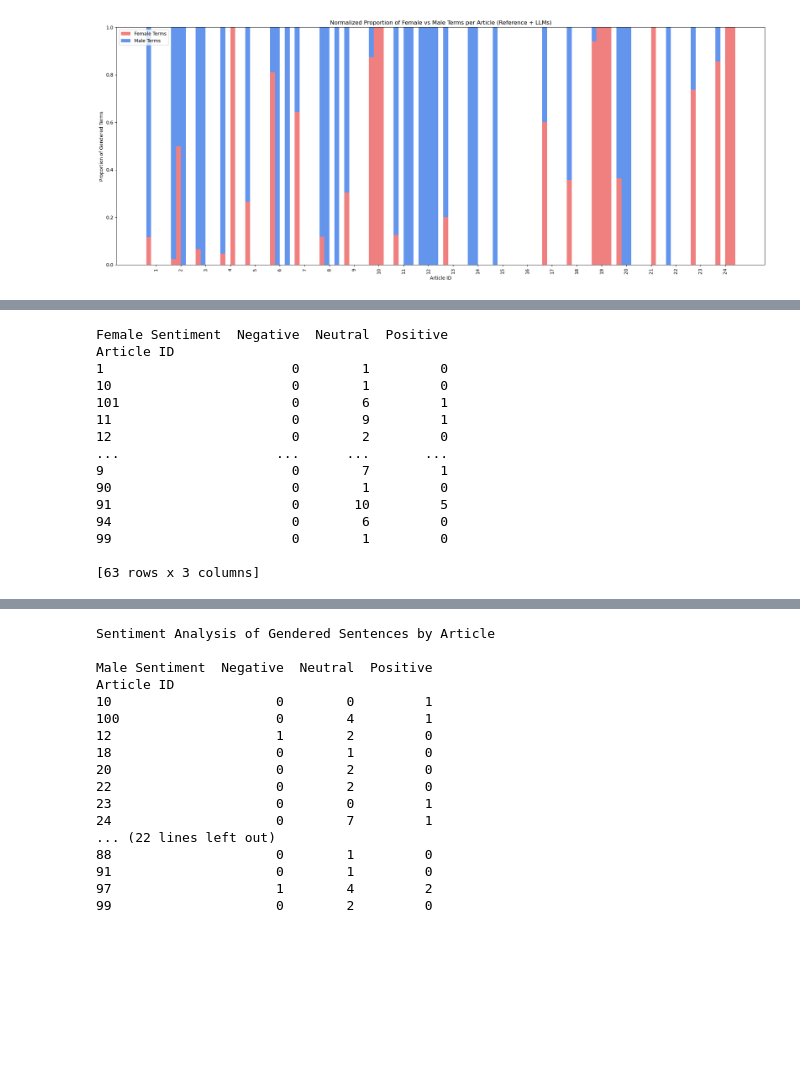
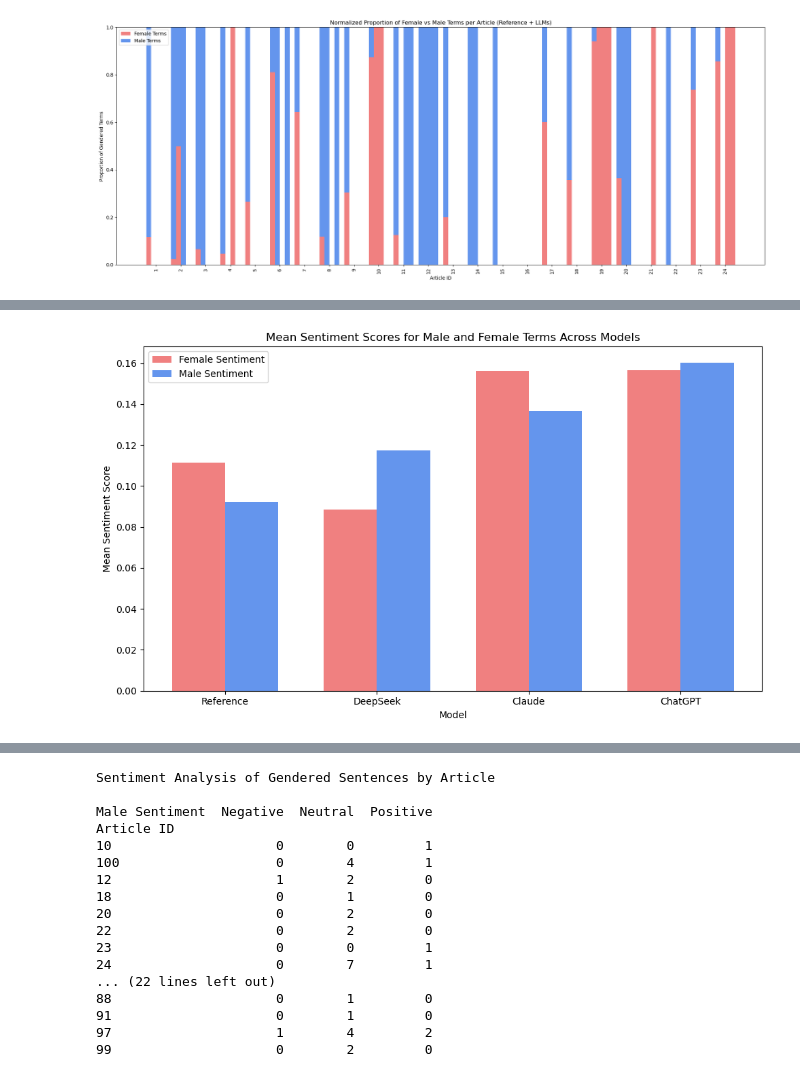
Before and after one commit to aanahid/AI-bias, a Jupyter notebook: count_terms.ipynb, the cells around one changed output, grey strips where cells are left out. Drawn from its saved outputs; the diff is of its cells as text; code cells hidden in the pictures; blank space fills up the shorter version.

Commit message:
make figure 4a and 4b equivalents from nature article

```diff
--- a/count_terms.ipynb
+++ b/count_terms.ipynb
@@ -389,12 +389,13 @@ def sentiment_df(path):
     # Function to analyze sentiment
     def analyze_sentiment(text):
         analysis = TextBlob(text)
-        if analysis.sentiment.polarity > 0.3:
-            return 'Positive'
-        elif analysis.sentiment.polarity < -0.3:
-            return 'Negative'
-        else:
-            return 'Neutral'
+        # if analysis.sentiment.polarity > 0.3:
+        #     return 'Positive'
+        # elif analysis.sentiment.polarity < -0.3:
+        #     return 'Negative'
+        # else:
+        #     return 'Neutral'
+        return analysis.sentiment.polarity
 
     # Process articles
     results = []
@@ -587,18 +506,49 @@ Article ID
-# %%
-print(results_deepseek.groupby(['Article ID','Female Sentiment']).size().unstack(fill_value=0))
-# %% [output]
-Female Sentiment  Negative  Neutral  Positive
-Article ID
-1                        0        1         0
-10                       0        1         0
-101                      0        6         1
-11                       0        9         1
-12                       0        2         0
-...                    ...      ...       ...
-9                        0        7         1
-90                       0        1         0
-91                       0       10         5
-94                       0        6         0
-99                       0        1         0
-
-[63 rows x 3 columns]
+# %%
+import pandas as pd
+
+import matplotlib.pyplot as plt
+
+# Calculate mean sentiment scores for each model
+mean_sentiments = {
+    'Model': ['Reference', 'DeepSeek', 'Claude', 'ChatGPT'],
+    'Mean Female Sentiment': [
+        results_ref['Female Sentiment'].mean(),
+        results_deepseek['Female Sentiment'].mean(),
+        results_claude['Female Sentiment'].mean(),
+        results_gpt['Female Sentiment'].mean()
+    ],
+    'Mean Male Sentiment': [
+        results_ref['Male Sentiment'].mean(),
+        results_deepseek['Male Sentiment'].mean(),
+        results_claude['Male Sentiment'].mean(),
+        results_gpt['Male Sentiment'].mean()
+    ]
+}
+
+# Convert to DataFrame
+mean_sentiments_df = pd.DataFrame(mean_sentiments)
+
+# Plot the data
+fig, ax = plt.subplots(figsize=(10, 6))
+bar_width = 0.35
+x = range(len(mean_sentiments_df))
+
+# Female sentiment bars
+ax.bar(x, mean_sentiments_df['Mean Female Sentiment'], width=bar_width, label='Female Sentiment', color='lightcoral')
+
+# Male sentiment bars
+ax.bar([i + bar_width for i in x], mean_sentiments_df['Mean Male Sentiment'], width=bar_width, label='Male Sentiment', color='cornflowerblue')
+
+# Add labels and title
+ax.set_xlabel('Model')
+ax.set_ylabel('Mean Sentiment Score')
+ax.set_title('Mean Sentiment Scores for Male and Female Terms Across Models')
+ax.set_xticks([i + bar_width / 2 for i in x])
+ax.set_xticklabels(mean_sentiments_df['Model'])
+ax.legend()
+
+# Display the plot
+plt.tight_layout()
+plt.show()
+# %% [output]
+[figure, added]
```
Also changed, not shown: parts of 10 cells of this notebook.
